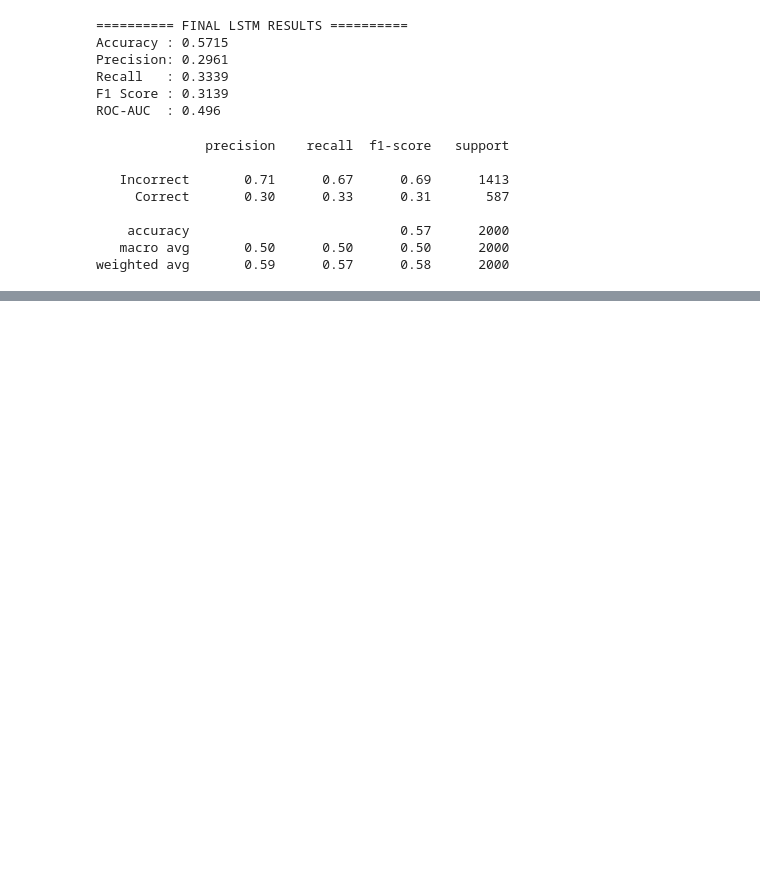
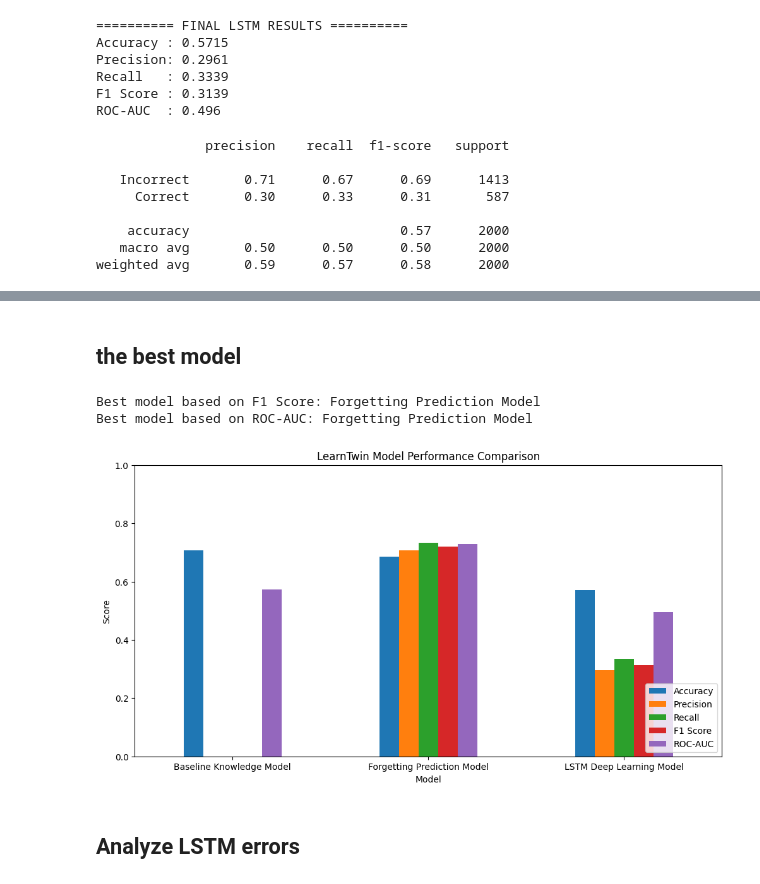
Before and after one commit to AZ07-coder/Student-Learning-Digital-Twin, a Jupyter notebook: 07_model_evaluation.ipynb, the cells around one changed output, grey strips where cells are left out. Drawn from its saved outputs; the diff is of its cells as text; code cells hidden in the pictures; blank space fills up the shorter version.

```diff
--- a/07_model_evaluation.ipynb
+++ b/07_model_evaluation.ipynb
@@ -673,0 +958,64 @@ weighted avg       0.59      0.57      0.58      2000
+# %% [markdown]
+## the best model
+# %%
+best_f1_model = comparison.loc[
+    comparison["F1 Score"].idxmax(),
+    "Model"
+]
+
+best_auc_model = comparison.loc[
+    comparison["ROC-AUC"].idxmax(),
+    "Model"
+]
+
+print(
+    "Best model based on F1 Score:",
+    best_f1_model
+)
+
+print(
+    "Best model based on ROC-AUC:",
+    best_auc_model
+)
+# %% [output]
+Best model based on F1 Score: Forgetting Prediction Model
+Best model based on ROC-AUC: Forgetting Prediction Model
+# %%
+comparison_plot = comparison.set_index(
+    "Model"
+)
+
+comparison_plot[
+    [
+        "Accuracy",
+        "Precision",
+        "Recall",
+        "F1 Score",
+        "ROC-AUC"
+    ]
+].plot(
+    kind="bar",
+    figsize=(12, 6)
+)
+
+plt.title(
+    "LearnTwin Model Performance Comparison"
+)
+
+plt.ylabel("Score")
+
+plt.ylim(0, 1)
+
+plt.xticks(
+    rotation=0
+)
+
+plt.legend(
+    loc="lower right"
+)
+
+plt.show()
+# %% [output]
+[figure, added]
+# %% [markdown]
+## Analyze LSTM errors
```
Also changed, not shown: parts of 30 cells of this notebook.
